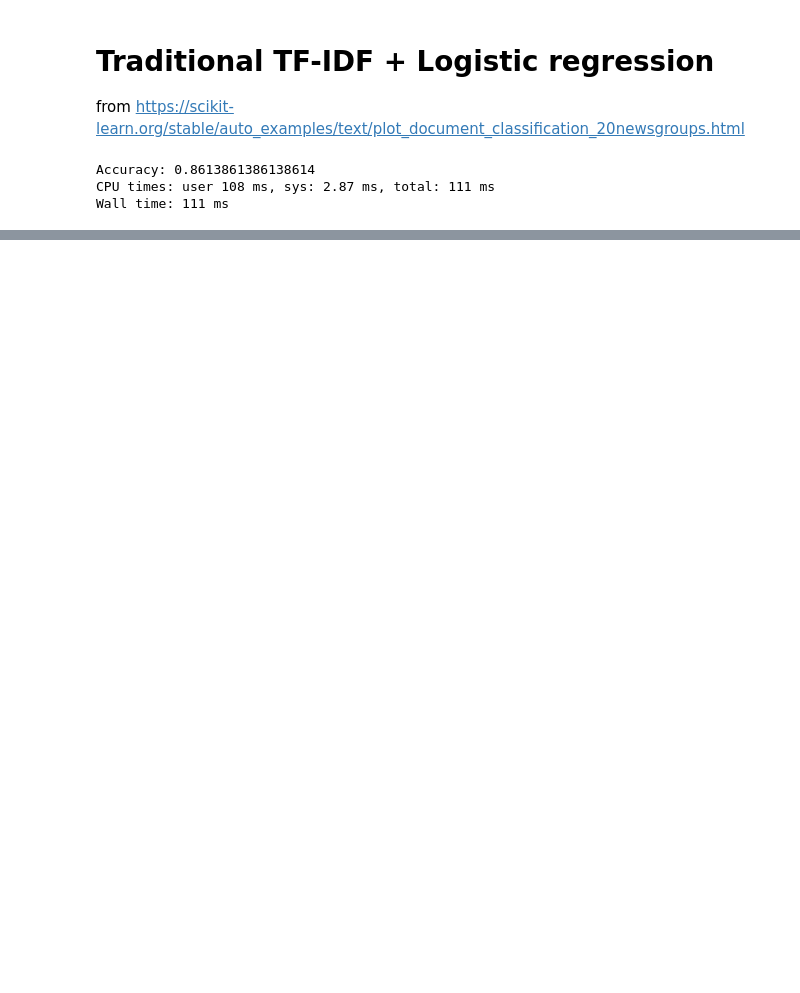
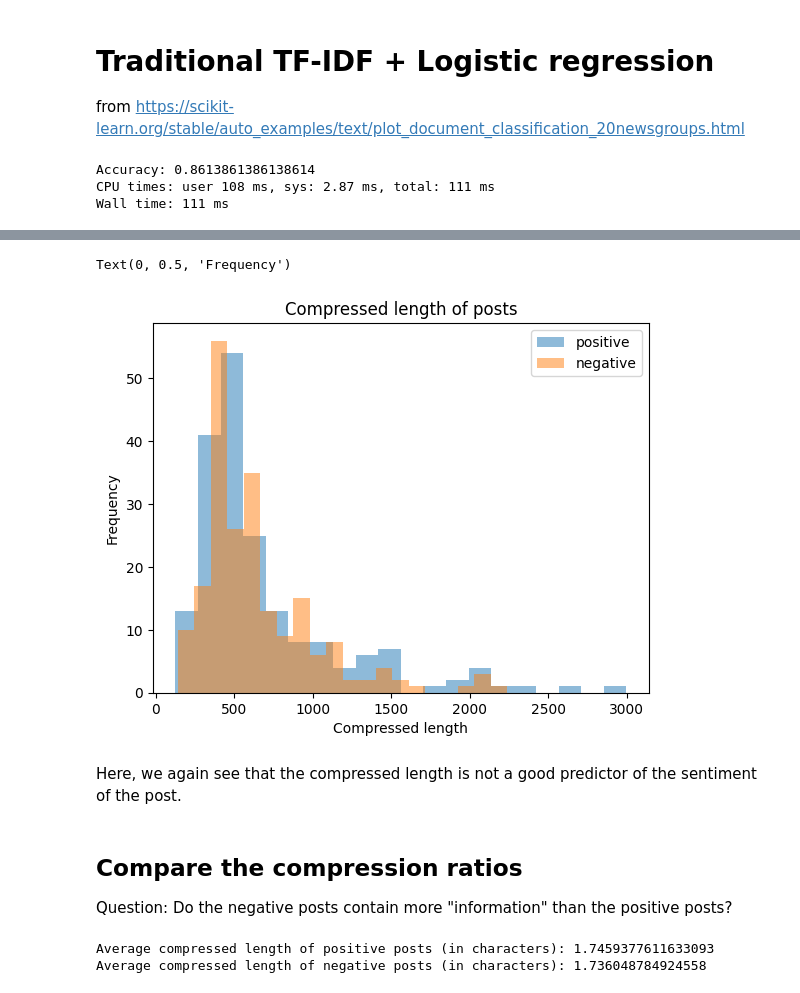
Before and after one commit to kukas/Simple-kNN-Gzip, a Jupyter notebook: kNN-gzip-ncd-video-test it-deep-learning.ipynb, the cells around one changed output, grey strips where cells are left out. Cells and saved outputs as stored; diff of their text form; code cells hidden in the pictures; blank space fills up the shorter version.

```diff
--- a/kNN-gzip-ncd-video-test it-deep-learning.ipynb
+++ b/kNN-gzip-ncd-video-test it-deep-learning.ipynb
@@ -70,0 +109,5 @@ Wall time: 111 ms
+# %%
+compressed_x = [gzip.compress(post.encode()) for post in train_x]
+# %%
+positive_compressed = [compressed_x[i] for i in range(len(compressed_x)) if train_y[i] == 1]
+negative_compressed = [compressed_x[i] for i in range(len(compressed_x)) if train_y[i] == -1]
@@ -70,0 +121,17 @@ Wall time: 111 ms
+# %%
+import matplotlib.pyplot as plt
+plt.hist([len(post) for post in positive_compressed], bins=20, alpha=0.5, label="positive")
+plt.hist([len(post) for post in negative_compressed], bins=20, alpha=0.5, label="negative")
+plt.legend()
+plt.title("Compressed length of posts")
+plt.xlabel("Compressed length")
+plt.ylabel("Frequency")
+# %% [output]
+Text(0, 0.5, 'Frequency')
+[figure, added]
+# %% [markdown]
+Here, we again see that the compressed length is not a good predictor of the sentiment of the post.
+# %% [markdown]
+## Compare the compression ratios
+
+Question: Do the negative posts contain more "information" than the positive posts?
@@ -70,0 +143,7 @@ Wall time: 111 ms
+# %%
+# compare average length
+print("Average compressed length of positive posts (in characters):", np.mean(positive_ratios))
+print("Average compressed length of negative posts (in characters):", np.mean(negative_ratios))
+# %% [output]
+Average compressed length of positive posts (in characters): 1.7459377611633093
+Average compressed length of negative posts (in characters): 1.736048784924558
```
Also changed, not shown: parts of 15 cells of this notebook.
